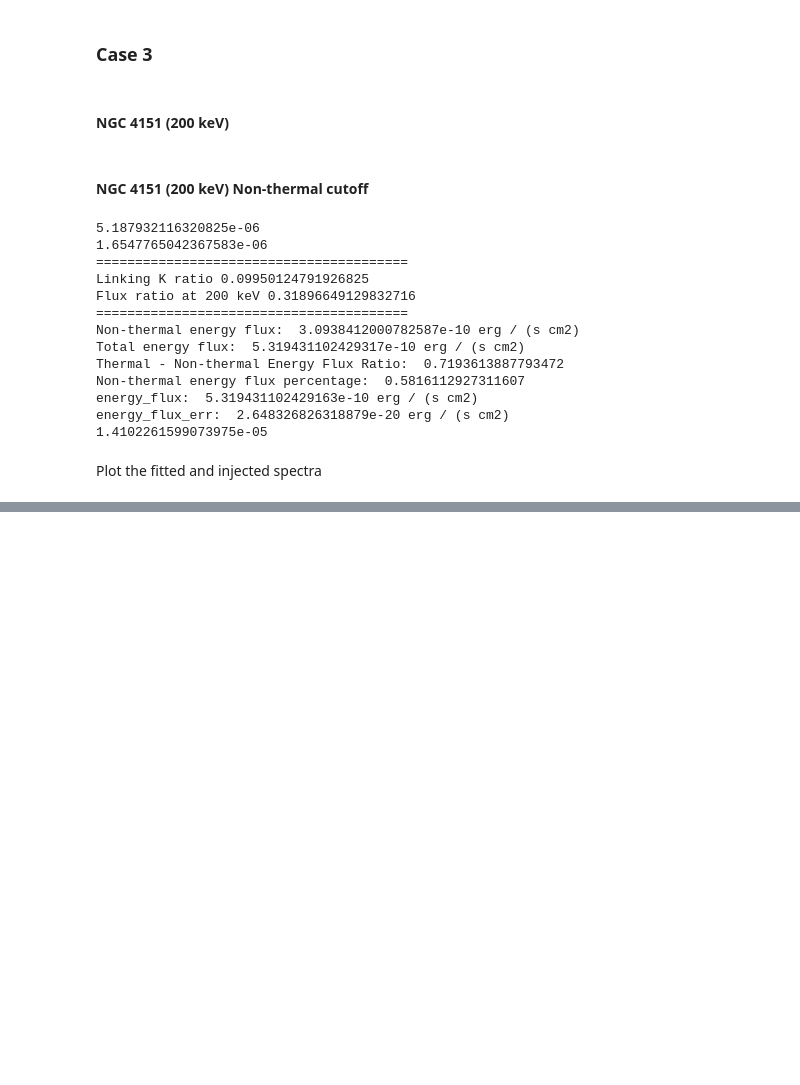
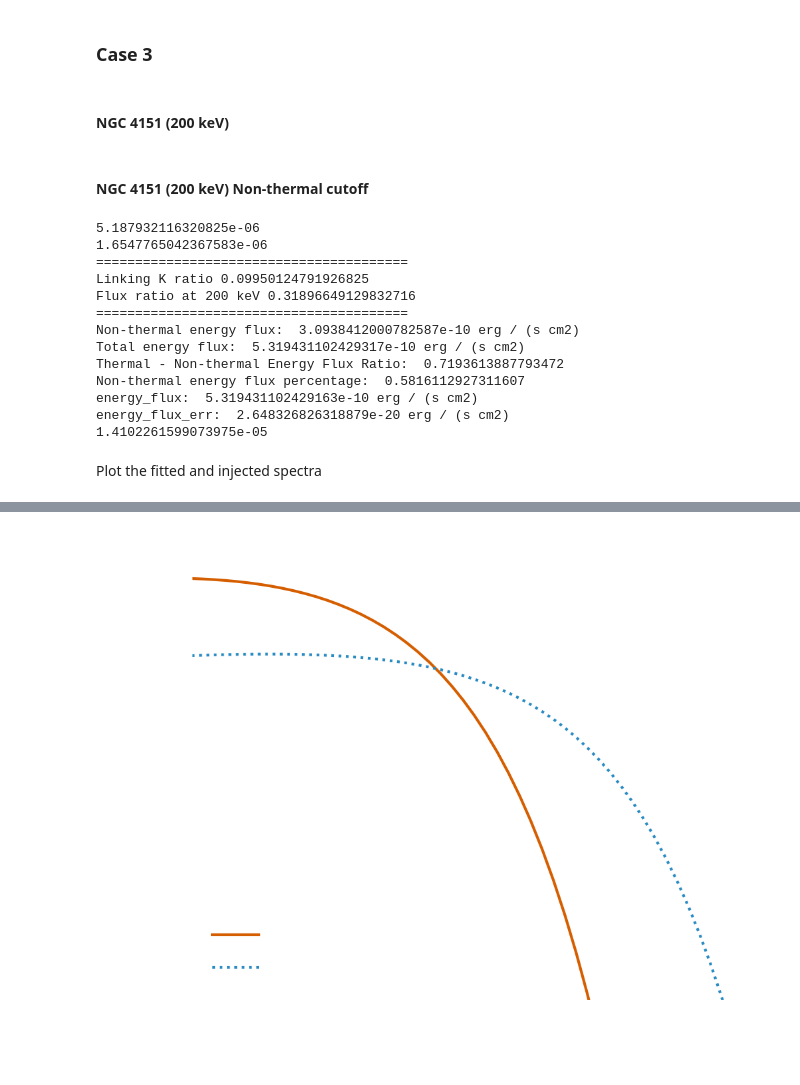
Before and after one commit to parshadkp/cosipy, a Jupyter notebook: docs/tutorials/spectral_fits/continuum_fit/AGN/NGC4151_Paper_Plots_Models.ipynb, the cells around one changed output, grey strips where cells are left out. Cells and saved outputs as stored; diff of their text form; code cells hidden in the pictures; blank space fills up the shorter version.

```diff
--- a/docs/tutorials/spectral_fits/continuum_fit/AGN/NGC4151_Paper_Plots_Models.ipynb
+++ b/docs/tutorials/spectral_fits/continuum_fit/AGN/NGC4151_Paper_Plots_Models.ipynb
@@ -640,0 +640,52 @@ save_path = "/Users/parshadkp/Library/CloudStorage/OneDrive-ClemsonUniversity/Pa
+# %%
+def _apply_transparent_plot_style(fig, ax):
+    foreground_color = 'white'
+
+    fig.patch.set_alpha(0)
+    ax.patch.set_alpha(0)
+    ax.tick_params(axis='both', which='both', colors=foreground_color)
+    ax.xaxis.label.set_color(foreground_color)
+    ax.yaxis.label.set_color(foreground_color)
+
+    for spine in ax.spines.values():
+        spine.set_color(foreground_color)
+
+    for annotation in ax.texts:
+        annotation.set_color(foreground_color)
+
+    legend = ax.get_legend()
+    if legend is not None:
+        legend.get_frame().set_alpha(0)
+        legend.get_frame().set_edgecolor(foreground_color)
+        for legend_text in legend.get_texts():
+            legend_text.set_color(foreground_color)
+
+
+fig, ax = plt.subplots(figsize=(10, 8), constrained_layout=True)
+ax.xaxis.set_tick_params(which='major', size=12, width=1.5, direction='in', top='on', pad=8, labelsize=FONT_SIZE)
+ax.xaxis.set_tick_params(which='minor', size=6, width=1.5, direction='in', top='on', pad=8)
+ax.yaxis.set_tick_params(which='major', size=12, width=1.5, direction='in', right='on', pad=8, labelsize=FONT_SIZE)
+ax.yaxis.set_tick_params(which='minor', size=6, width=1.5, direction='in', right='on', pad=8)
+ax.spines['right'].set_visible(True)
+ax.spines['top'].set_visible(True)
+ax.set_xscale("log")
+ax.set_yscale("log")
+ax.set_xlim(100, 10000)
+ax.set_ylim(5e-5 * SED_KEV_TO_ERG, 1 * SED_KEV_TO_ERG)
+ax.plot(energy, SED_KEV_TO_ERG * energy**2 * flux_inj_bright, color='#D55E00', lw=3, label='Bright State')
+ax.plot(energy, SED_KEV_TO_ERG * energy**2 * flux_inj_faint, color='#2A8BC3', ls=':', lw=3, label='Dim State')
+ax.text(
+    0.98, 0.97,
+    'NGC 4151\nThermal (Case 1)\nDim and Bright',
+    transform=ax.transAxes,
+    ha='right', va='top',
+    fontsize=FONT_SIZE,
+    fontweight='550'
+)
+ax.set_xlabel('Energy (MeV)', fontsize=FONT_SIZE)
+ax.set_ylabel(r'Energy Flux (erg cm$^{-2}$ s$^{-1}$)', fontsize=FONT_SIZE)
+ax.legend(fontsize=FONT_SIZE, loc='lower left', frameon=False)
+_apply_transparent_plot_style(fig, ax)
+plt.show()
+# %% [output]
+[figure, added]
```
Also changed, not shown: parts of 8 cells of this notebook, 8 other files.
